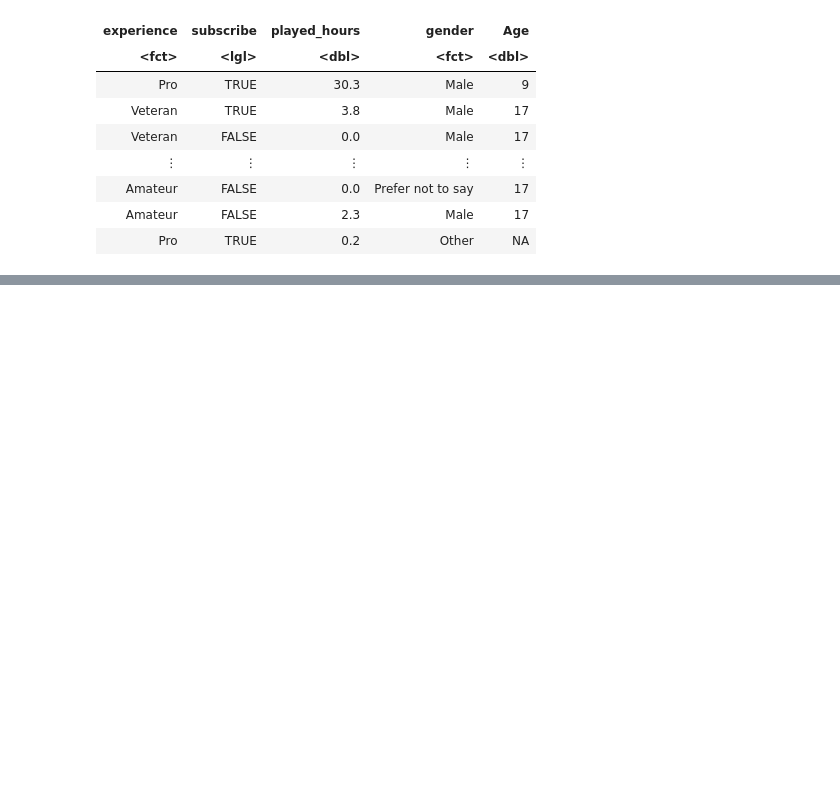
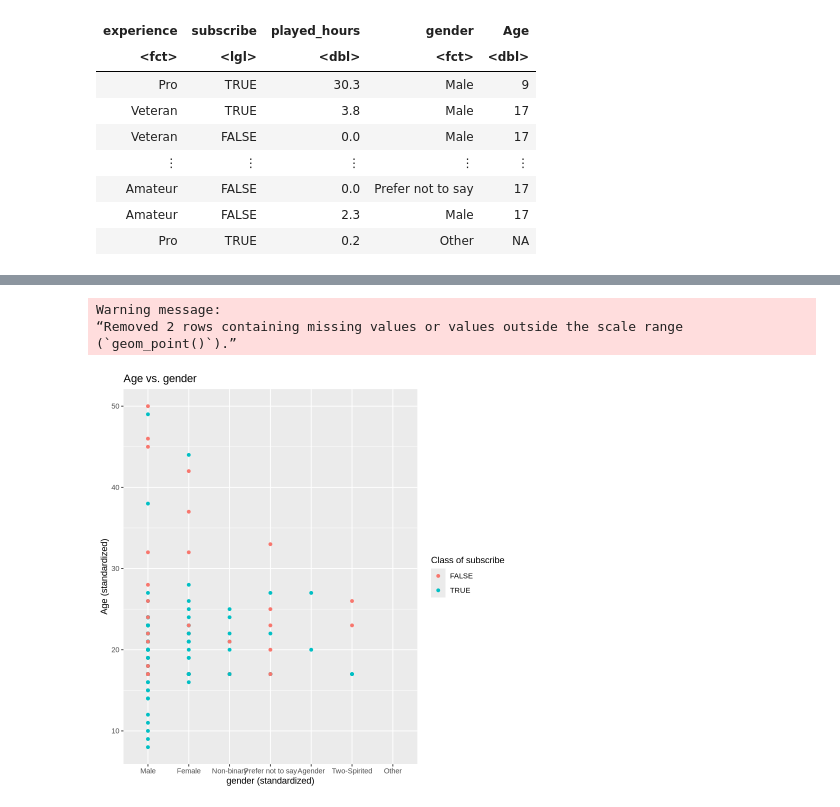
Before and after one commit to AdrianProgramming/dsci-100-2025s1-adrian, a Jupyter notebook: minecraft.ipynb, the cells around one changed output, grey strips where cells are left out. Drawn from its saved outputs; the diff is of its cells as text; code cells hidden in the pictures; blank space fills up the shorter version.

Commit message:
age_gender

```diff
--- a/minecraft.ipynb
+++ b/minecraft.ipynb
@@ -84,0 +97,15 @@ A tibble: 196 × 5
+# %%
+gender_Age_plot <- newest_players |>
+   ggplot(aes(x = gender, y = Age, color = subscribe)) +
+   geom_point() +
+   xlab("gender (standardized)") +
+   ylab("Age (standardized)") +
+   ggtitle("Age vs. gender") +
+   labs(color = "Class of subscribe")
+
+gender_Age_plot
+# %% [output]
+Warning message:
+“Removed 2 rows containing missing values or values outside the scale range
+(`geom_point()`).”
+[figure, added]
```
Also changed, not shown: parts of 1 cell of this notebook.
